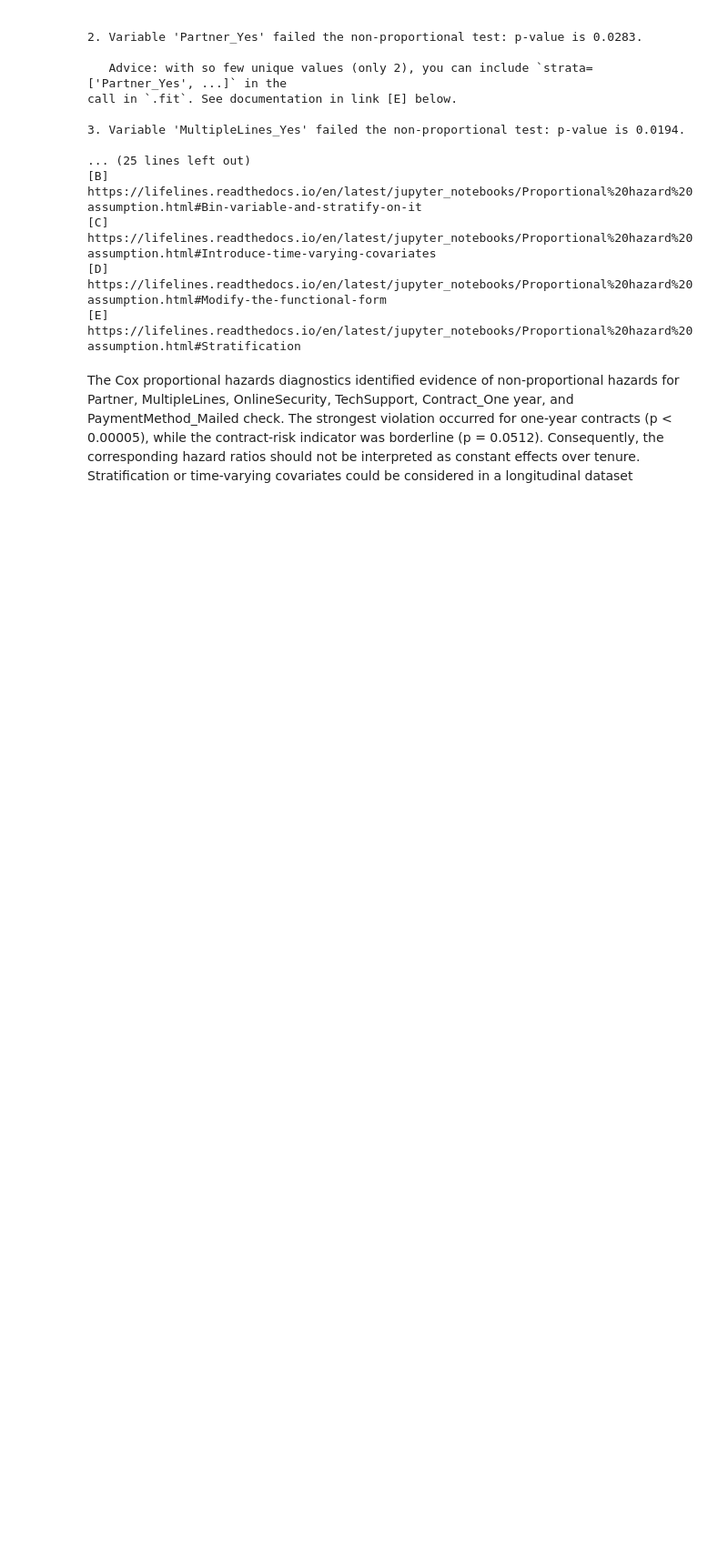
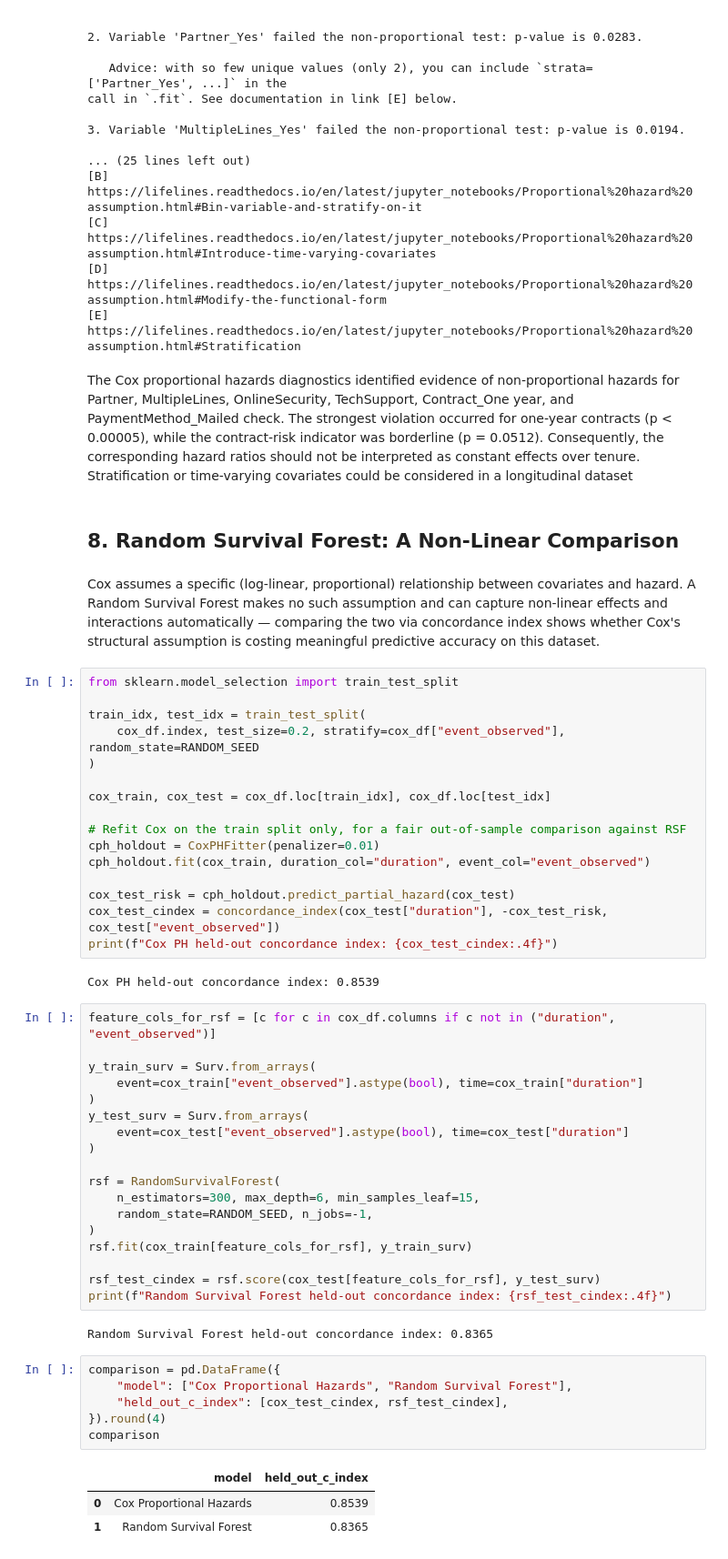
Before and after one commit to danielowuor/Customer-Retention-Intelligence-System, a Jupyter notebook: notebooks/04_survival_analysis.ipynb, the cells around one changed output. Shown at 91% size. Cells and saved outputs as stored; diff of their text form; blank space fills up the shorter version.

Commit message:
feat: add Random Survival Forest model for non-linear comparison against Cox PH

```diff
--- a/notebooks/04_survival_analysis.ipynb
+++ b/notebooks/04_survival_analysis.ipynb
@@ -364,3 +364,55 @@ call in `.fit`. See documentation in link [E] below.
 [E]  https://lifelines.readthedocs.io/en/latest/jupyter_notebooks/Proportional%20hazard%20assumption.html#Stratification
 # %% [markdown]
 The Cox proportional hazards diagnostics identified evidence of non-proportional hazards for Partner, MultipleLines, OnlineSecurity, TechSupport, Contract_One year, and PaymentMethod_Mailed check. The strongest violation occurred for one-year contracts (p < 0.00005), while the contract-risk indicator was borderline (p = 0.0512). Consequently, the corresponding hazard ratios should not be interpreted as constant effects over tenure. Stratification or time-varying covariates could be considered in a longitudinal dataset
+# %% [markdown]
+## 8. Random Survival Forest: A Non-Linear Comparison
+# %% [markdown]
+Cox assumes a specific (log-linear, proportional) relationship between covariates and hazard. A Random Survival Forest makes no such assumption and can capture non-linear effects and interactions automatically — comparing the two via concordance index shows whether Cox's structural assumption is costing meaningful predictive accuracy on this dataset.
+# %%
+from sklearn.model_selection import train_test_split
+
+train_idx, test_idx = train_test_split(
+    cox_df.index, test_size=0.2, stratify=cox_df["event_observed"], random_state=RANDOM_SEED
+)
+
+cox_train, cox_test = cox_df.loc[train_idx], cox_df.loc[test_idx]
+
+# Refit Cox on the train split only, for a fair out-of-sample comparison against RSF
+cph_holdout = CoxPHFitter(penalizer=0.01)
+cph_holdout.fit(cox_train, duration_col="duration", event_col="event_observed")
+
+cox_test_risk = cph_holdout.predict_partial_hazard(cox_test)
+cox_test_cindex = concordance_index(cox_test["duration"], -cox_test_risk, cox_test["event_observed"])
+print(f"Cox PH held-out concordance index: {cox_test_cindex:.4f}")
+# %% [output]
+Cox PH held-out concordance index: 0.8539
+# %%
+feature_cols_for_rsf = [c for c in cox_df.columns if c not in ("duration", "event_observed")]
+
+y_train_surv = Surv.from_arrays(
+    event=cox_train["event_observed"].astype(bool), time=cox_train["duration"]
+)
+y_test_surv = Surv.from_arrays(
+    event=cox_test["event_observed"].astype(bool), time=cox_test["duration"]
+)
+
+rsf = RandomSurvivalForest(
+    n_estimators=300, max_depth=6, min_samples_leaf=15,
+    random_state=RANDOM_SEED, n_jobs=-1,
+)
+rsf.fit(cox_train[feature_cols_for_rsf], y_train_surv)
+
+rsf_test_cindex = rsf.score(cox_test[feature_cols_for_rsf], y_test_surv)
+print(f"Random Survival Forest held-out concordance index: {rsf_test_cindex:.4f}")
+# %% [output]
+Random Survival Forest held-out concordance index: 0.8365
+# %%
+comparison = pd.DataFrame({
+    "model": ["Cox Proportional Hazards", "Random Survival Forest"],
+    "held_out_c_index": [cox_test_cindex, rsf_test_cindex],
+}).round(4)
+comparison
+# %% [output]
+|  | model | held_out_c_index |
+| 0 | Cox Proportional Hazards | 0.8539 |
+| 1 | Random Survival Forest | 0.8365 |
```
Also changed, not shown: parts of 1 cell of this notebook.
